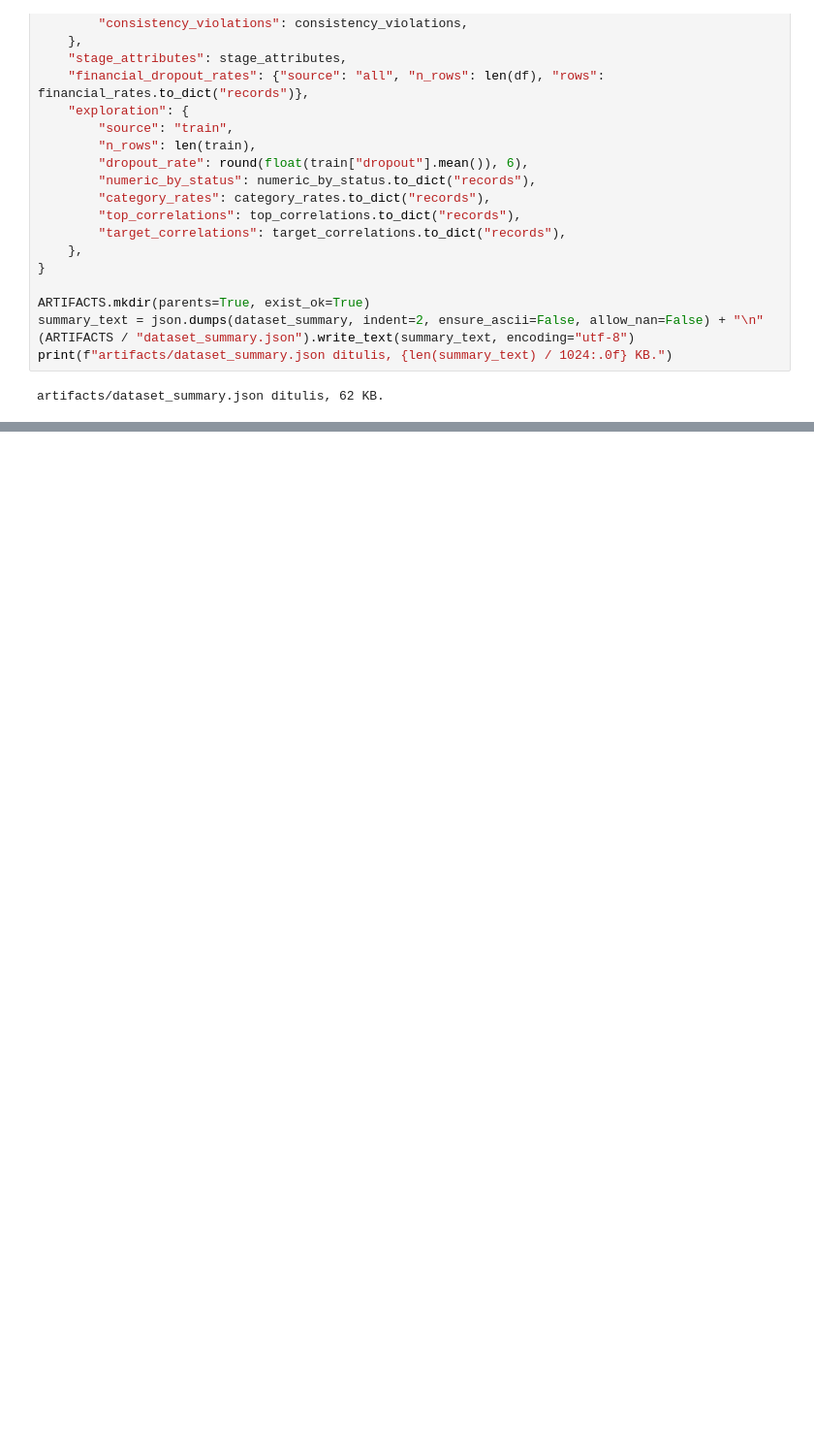
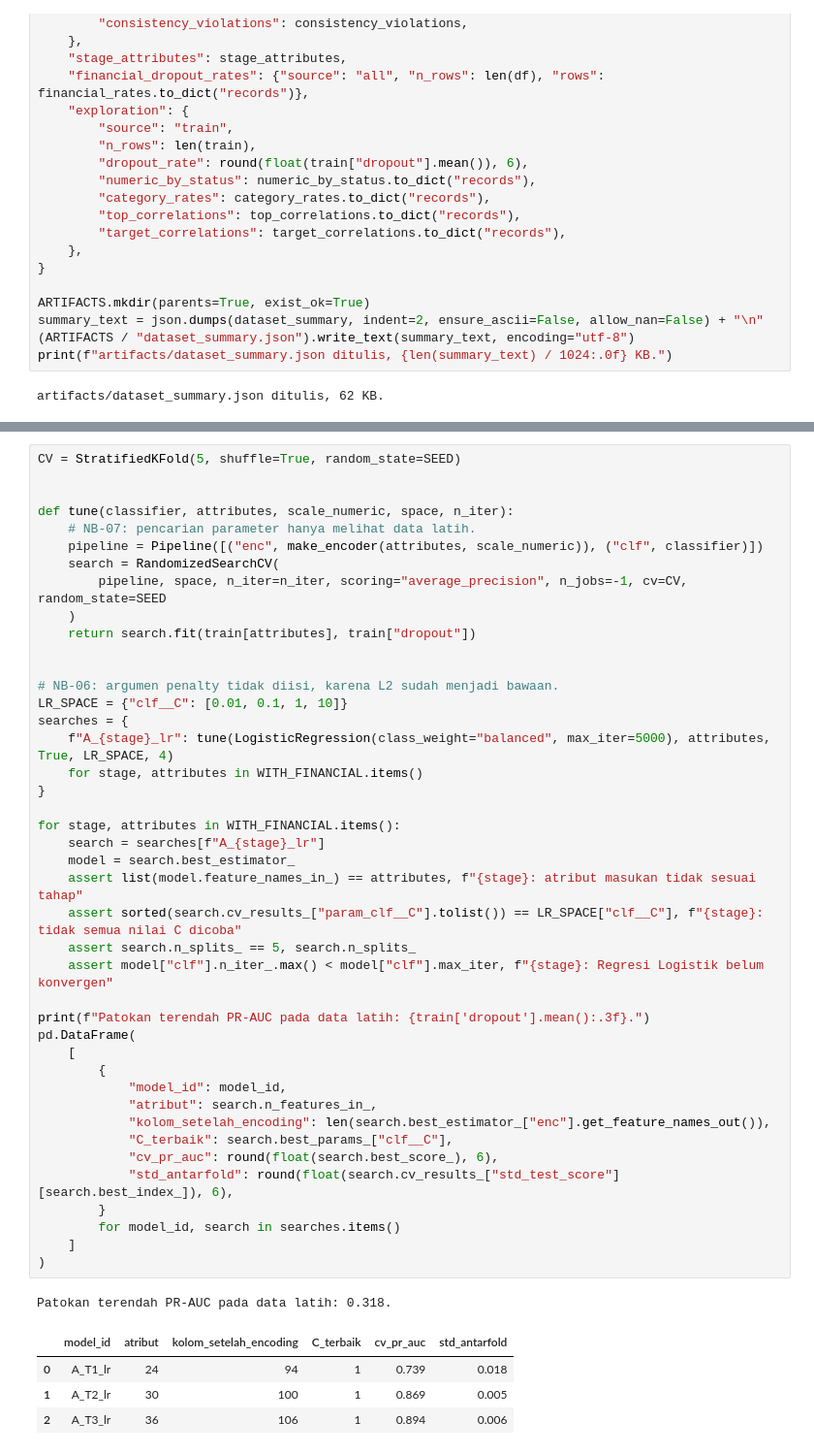
Before and after one commit to MapleKaedee/prediksi-dini-dropout, a Jupyter notebook: notebooks/dropout_experiments.ipynb, the cells around one changed output, grey strips where cells are left out. Shown at 97% size. Saved outputs shown, nothing was run; the diff lists cells and outputs as text; blank space fills up the shorter version.

```diff
--- a/notebooks/dropout_experiments.ipynb
+++ b/notebooks/dropout_experiments.ipynb
@@ -592,0 +654,48 @@ artifacts/dataset_summary.json ditulis, 62 KB.
+# %%
+CV = StratifiedKFold(5, shuffle=True, random_state=SEED)
+
+
+def tune(classifier, attributes, scale_numeric, space, n_iter):
+    # NB-07: pencarian parameter hanya melihat data latih.
+    pipeline = Pipeline([("enc", make_encoder(attributes, scale_numeric)), ("clf", classifier)])
+    search = RandomizedSearchCV(
+        pipeline, space, n_iter=n_iter, scoring="average_precision", n_jobs=-1, cv=CV, random_state=SEED
+    )
+    return search.fit(train[attributes], train["dropout"])
+
+
+# NB-06: argumen penalty tidak diisi, karena L2 sudah menjadi bawaan.
+LR_SPACE = {"clf__C": [0.01, 0.1, 1, 10]}
+searches = {
+    f"A_{stage}_lr": tune(LogisticRegression(class_weight="balanced", max_iter=5000), attributes, True, LR_SPACE, 4)
+    for stage, attributes in WITH_FINANCIAL.items()
+}
+
+for stage, attributes in WITH_FINANCIAL.items():
+    search = searches[f"A_{stage}_lr"]
+    model = search.best_estimator_
+    assert list(model.feature_names_in_) == attributes, f"{stage}: atribut masukan tidak sesuai tahap"
+    assert sorted(search.cv_results_["param_clf__C"].tolist()) == LR_SPACE["clf__C"], f"{stage}: tidak semua nilai C dicoba"
+    assert search.n_splits_ == 5, search.n_splits_
+    assert model["clf"].n_iter_.max() < model["clf"].max_iter, f"{stage}: Regresi Logistik belum konvergen"
+
+print(f"Patokan terendah PR-AUC pada data latih: {train['dropout'].mean():.3f}.")
+pd.DataFrame(
+    [
+        {
+            "model_id": model_id,
+            "atribut": search.n_features_in_,
+            "kolom_setelah_encoding": len(search.best_estimator_["enc"].get_feature_names_out()),
+            "C_terbaik": search.best_params_["clf__C"],
+            "cv_pr_auc": round(float(search.best_score_), 6),
+            "std_antarfold": round(float(search.cv_results_["std_test_score"][search.best_index_]), 6),
+        }
+        for model_id, search in searches.items()
+    ]
+)
+# %% [output]
+Patokan terendah PR-AUC pada data latih: 0.318.
+|  | model_id | atribut | kolom_setelah_encoding | C_terbaik | cv_pr_auc | std_antarfold |
+| 0 | A_T1_lr | 24 | 94 | 1 | 0.739 | 0.018 |
+| 1 | A_T2_lr | 30 | 100 | 1 | 0.869 | 0.005 |
+| 2 | A_T3_lr | 36 | 106 | 1 | 0.894 | 0.006 |
```
Also changed, not shown: parts of 7 cells of this notebook, 1 other file.
